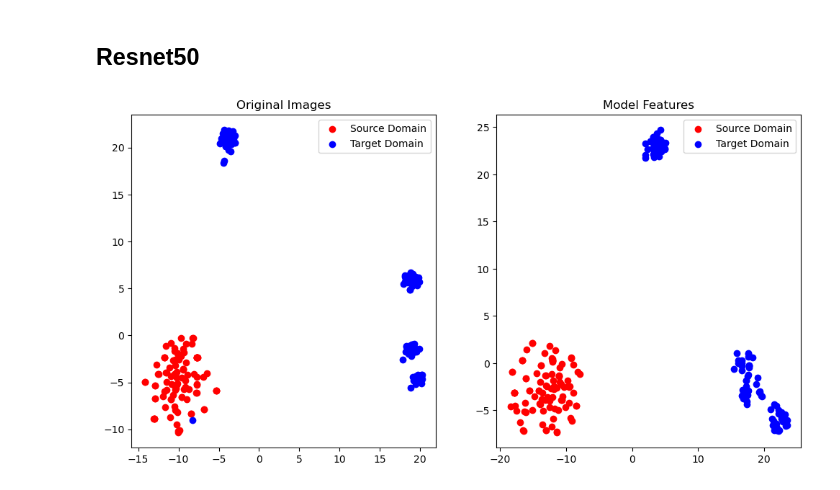
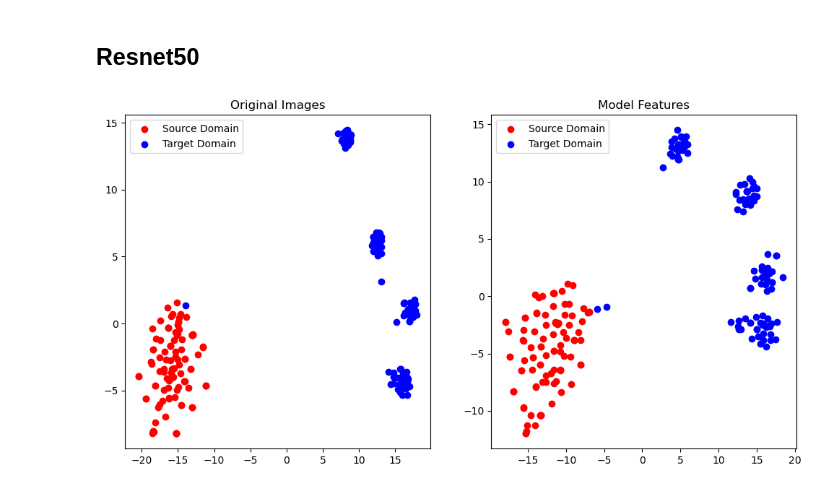
Before and after one commit to ByungWanLim/Design_project, a Jupyter notebook: Clustering.ipynb, the cells around one changed output. Saved outputs shown, nothing was run; the diff lists cells and outputs as text; code cells hidden in the pictures.

```diff
--- a/Clustering.ipynb
+++ b/Clustering.ipynb
@@ -784,7 +784,7 @@ dataloader_distorted = DataLoader(dataset_distorted, batch_size=BATCH_SIZE, shuf
 
 #모델 불러오기
 model = Resnet34_Unet(n_classes=13).to(device)
-model.load_state_dict(torch.load('./data/resnet34_1107_d003_50ep.pth'), strict=False)
+model.load_state_dict(torch.load('./data/resnet34_1107_d003_10ep_rd.pth'), strict=False)
 model.eval()
 
 features = []
@@ -817,34 +817,34 @@ original = original.cpu()
 distorted = distorted.cpu()
 df = pd.DataFrame(np.concatenate([original.reshape(original.shape[0], -1), distorted.reshape(distorted.shape[0], -1)], 0))
 image_tsne = tsne.fit_transform(df)
 df = pd.DataFrame(np.concatenate([original_features.reshape(original_features.shape[0], -1), distorted_features.reshape(distorted_features.shape[0], -1)], 0))
 features_tsne = tsne.fit_transform(df)
 # 4. 시각화
 plt.figure(figsize=(12, 6))
 
 # 왼쪽: 원본 이미지의 t-SNE 결과
 plt.subplot(1, 2, 1)
 i0 = image_tsne[:BATCH_SIZE]
 i1 = image_tsne[BATCH_SIZE:]
 plt.scatter(i0[:, 0], i0[:, 1], c='r', label='Source Domain')
 plt.scatter(i1[:, 0], i1[:, 1], c='b', label='Target Domain')
 plt.title('Original Images')
 plt.legend()
 
 f0 = features_tsne[:BATCH_SIZE]
 f1 = features_tsne[BATCH_SIZE:]
 # 오른쪽: 모델을 통과한 feature map의 t-SNE 결과
 plt.subplot(1, 2, 2)
 plt.scatter(f0[:, 0], f0[:, 1], c='r', label='Source Domain')
 plt.scatter(f1[:, 0], f1[:, 1], c='b', label='Target Domain')
 plt.title('Model Features')
 plt.legend()
 
 plt.show()
 
 hook.remove()
 # %% [output]
-[figure, old version]
+[figure, new version]
 # %%
 # from sklearn.manifold import TSNE
 # import matplotlib.pyplot as plt
```
Also changed, not shown: parts of 1 cell of this notebook.
